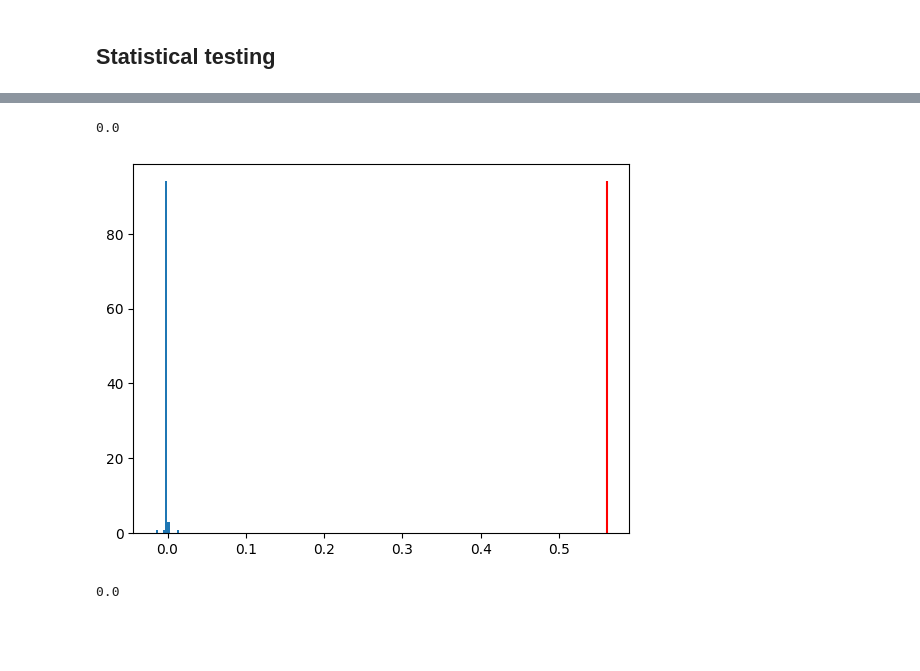
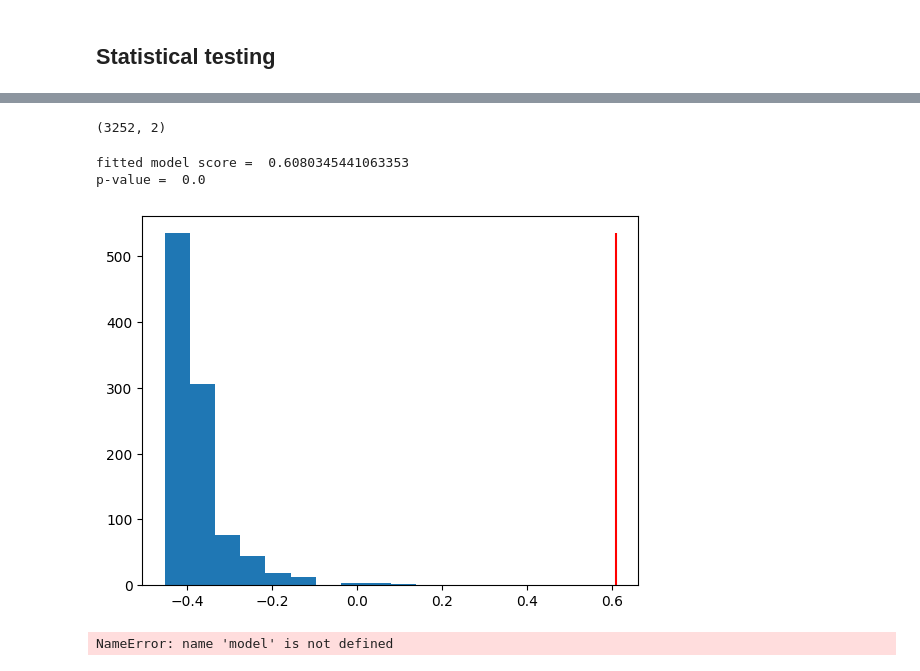
Before and after one commit to akshey-kumar/BunDLe-Net, a Jupyter notebook: experimental/bundle_net_on_fish/interpreting_neurons.ipynb, the cells around one changed output, grey strips where cells are left out. Saved outputs shown, nothing was run; the diff lists cells and outputs as text; code cells hidden in the pictures; blank space fills up the shorter version.

```diff
--- a/experimental/bundle_net_on_fish/interpreting_neurons.ipynb
+++ b/experimental/bundle_net_on_fish/interpreting_neurons.ipynb
@@ -241,10 +228,15 @@ print(p_value)
-# %%
-fitted_model_score, null_dist, p_value = statistical_test(X_train, X_test, B_train, B_test, Lasso(alpha=0.1), n_iter=100)
-print(p_value)
-# %% [output]
-0.0
-[figure, removed]
+# %%
+B_train[].shape
+# %% [output]
+(3252, 2)
+# %%
+fitted_model_score, null_dist, p_value = statistical_test_a_la_moritz(X_train, X_test, B_train, B_test, Lasso(alpha=0.02), n_iter=1000)
+# %% [output]
+fitted model score =  0.6080345441063353
+p-value =  0.0
+[figure, added]
 # %%
-p_value
+coef -> (n_neurons)
+fish_plot(coef, fish_data_id="220119_F2_F2_run11")
 # %% [output]
-0.0
+NameError: name 'model' is not defined
```
Also changed, not shown: parts of 2 cells of this notebook, 15 other files.
